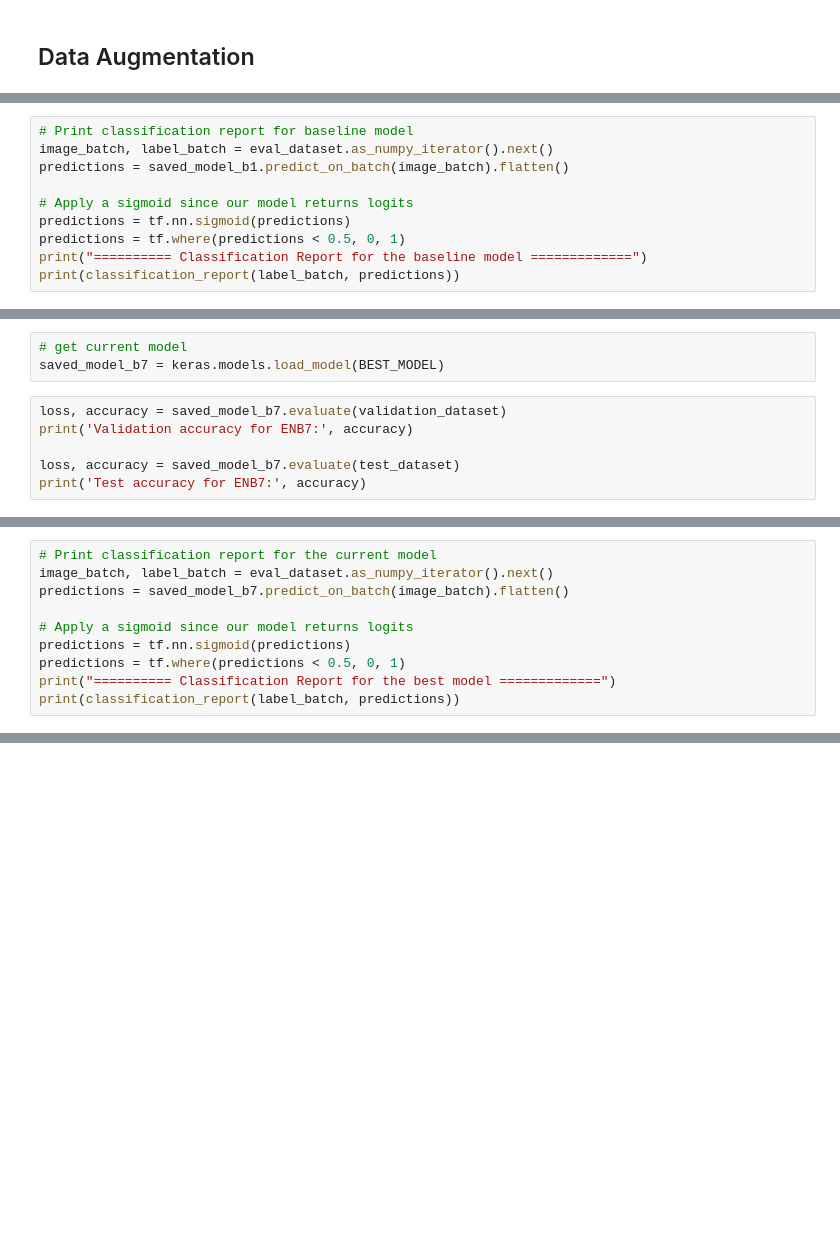
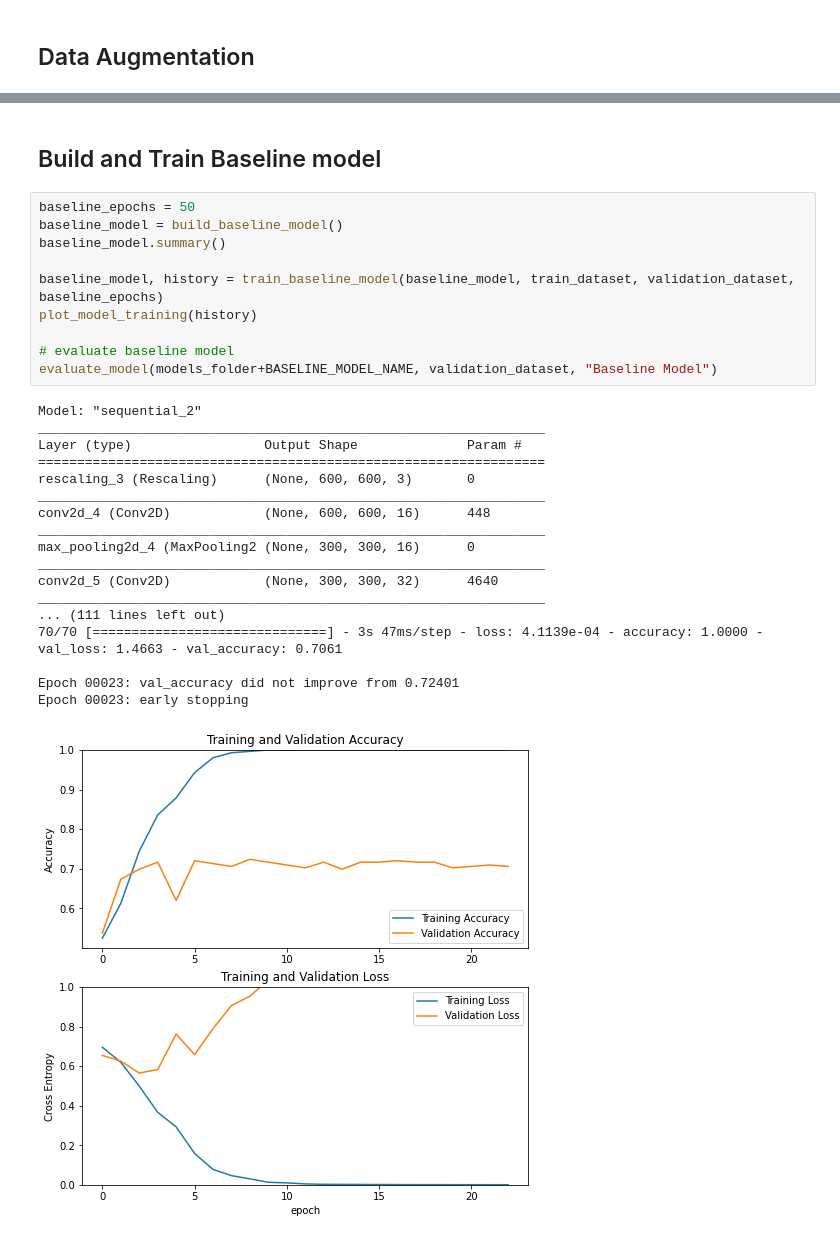
Before and after one commit to fvergaracontesse/hyperion_solar_net, a Jupyter notebook: models/efficientnet_tf_classifier_training.ipynb, the cells around one changed output, grey strips where cells are left out. Saved outputs shown, nothing was run; the diff lists cells and outputs as text; blank space fills up the shorter version.

```diff
--- a/models/efficientnet_tf_classifier_training.ipynb
+++ b/models/efficientnet_tf_classifier_training.ipynb
@@ -682,10 +404,0 @@ Test accuracy for ENB1: 0.8857142925262451
-# %%
-# Print classification report for baseline model
-image_batch, label_batch = eval_dataset.as_numpy_iterator().next()
-predictions = saved_model_b1.predict_on_batch(image_batch).flatten()
-
-# Apply a sigmoid since our model returns logits
-predictions = tf.nn.sigmoid(predictions)
-predictions = tf.where(predictions < 0.5, 0, 1)
-print("========== Classification Report for the baseline model =============")
-print(classification_report(label_batch, predictions))
@@ -713,9 +404,0 @@ len(label_batch)
-# %%
-# get current model
-saved_model_b7 = keras.models.load_model(BEST_MODEL)
-# %%
-loss, accuracy = saved_model_b7.evaluate(validation_dataset)
-print('Validation accuracy for ENB7:', accuracy)
-
-loss, accuracy = saved_model_b7.evaluate(test_dataset)
-print('Test accuracy for ENB7:', accuracy)
@@ -727,10 +404,0 @@ Test accuracy for ENB7: 0.9428571462631226
-# %%
-# Print classification report for the current model
-image_batch, label_batch = eval_dataset.as_numpy_iterator().next()
-predictions = saved_model_b7.predict_on_batch(image_batch).flatten()
-
-# Apply a sigmoid since our model returns logits
-predictions = tf.nn.sigmoid(predictions)
-predictions = tf.where(predictions < 0.5, 0, 1)
-print("========== Classification Report for the best model =============")
-print(classification_report(label_batch, predictions))
@@ -753,0 +699,31 @@ print(confusion_matrix(label_batch, predictions))
+# %% [markdown]
+## Build and Train Baseline model
+# %%
+baseline_epochs = 50
+baseline_model = build_baseline_model()
+baseline_model.summary()
+
+baseline_model, history = train_baseline_model(baseline_model, train_dataset, validation_dataset, baseline_epochs)
+plot_model_training(history)
+
+# evaluate baseline model
+evaluate_model(models_folder+BASELINE_MODEL_NAME, validation_dataset, "Baseline Model")
+# %% [output]
+Model: "sequential_2"
+_________________________________________________________________
+Layer (type)                 Output Shape              Param #
+=================================================================
+rescaling_3 (Rescaling)      (None, 600, 600, 3)       0
+_________________________________________________________________
+conv2d_4 (Conv2D)            (None, 600, 600, 16)      448
+_________________________________________________________________
+max_pooling2d_4 (MaxPooling2 (None, 300, 300, 16)      0
+_________________________________________________________________
+conv2d_5 (Conv2D)            (None, 300, 300, 32)      4640
+_________________________________________________________________
+... (111 lines left out)
+70/70 [==============================] - 3s 47ms/step - loss: 4.1139e-04 - accuracy: 1.0000 - val_loss: 1.4663 - val_accuracy: 0.7061
+
+Epoch 00023: val_accuracy did not improve from 0.72401
+Epoch 00023: early stopping
+[figure, added]
```
Also changed, not shown: parts of 78 cells of this notebook.
